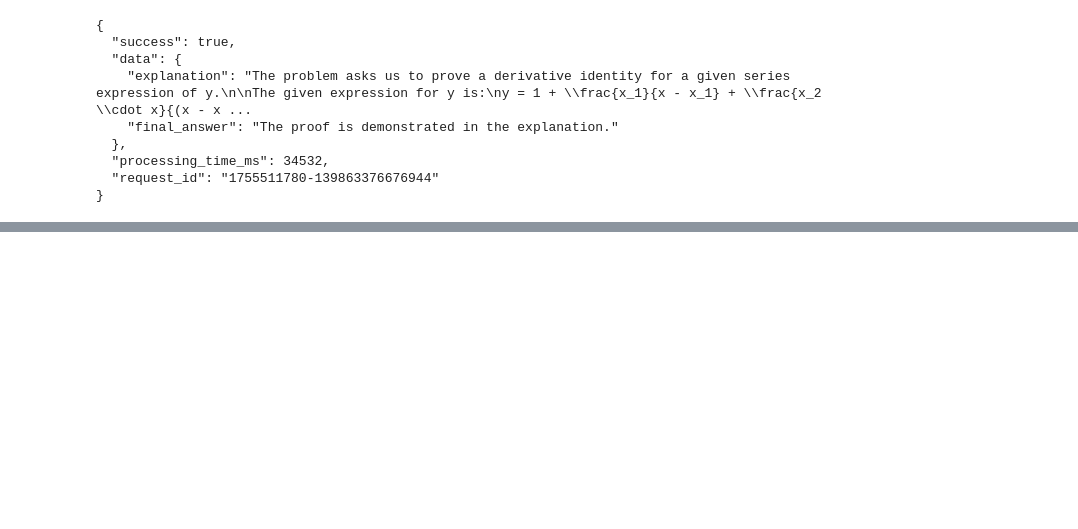
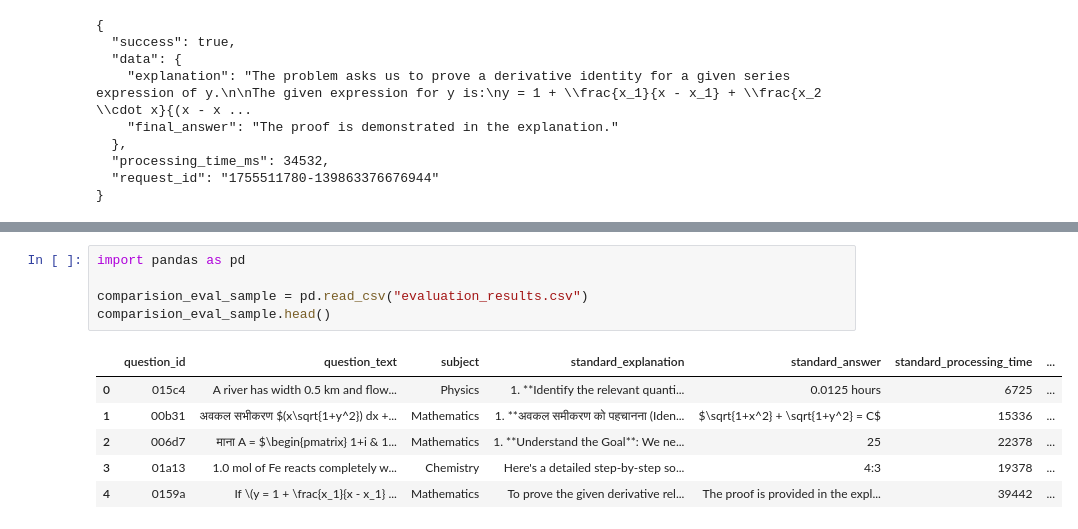
Before and after one commit to bharathraj-v/similar-q-eval, a Jupyter notebook: main_logic.ipynb, the cells around one changed output, grey strips where cells are left out. Saved outputs shown, nothing was run; the diff lists cells and outputs as text; blank space fills up the shorter version.

Commit message:
solution builders + eval servers

```diff
--- a/main_logic.ipynb
+++ b/main_logic.ipynb
@@ -1457,0 +1745,12 @@ print(json.dumps(response.json(), indent=2))
+# %%
+import pandas as pd
+
+comparision_eval_sample = pd.read_csv("evaluation_results.csv")
+comparision_eval_sample.head()
+# %% [output]
+|  | question_id | question_text | subject | standard_explanation | standard_answer | standard_processing_time | ... |
+| 0 | 015c4 | A river has width 0.5 km and flow... | Physics | 1. **Identify the relevant quanti... | 0.0125 hours | 6725 | ... |
+| 1 | 00b31 | अवकल सभीकरण $(x\sqrt{1+y^2}) dx +... | Mathematics | 1. **अवकल समीकरण को पहचानना (Iden... | $\sqrt{1+x^2} + \sqrt{1+y^2} = C$ | 15336 | ... |
+| 2 | 006d7 | माना A = $\begin{pmatrix} 1+i & 1... | Mathematics | 1. **Understand the Goal**: We ne... | 25 | 22378 | ... |
+| 3 | 01a13 | 1.0 mol of Fe reacts completely w... | Chemistry | Here's a detailed step-by-step so... | 4:3 | 19378 | ... |
+| 4 | 0159a | If \(y = 1 + \frac{x_1}{x - x_1} ... | Mathematics | To prove the given derivative rel... | The proof is provided in the expl... | 39442 | ... |
```
Also changed, not shown: parts of 10 cells of this notebook, 11 other files.
